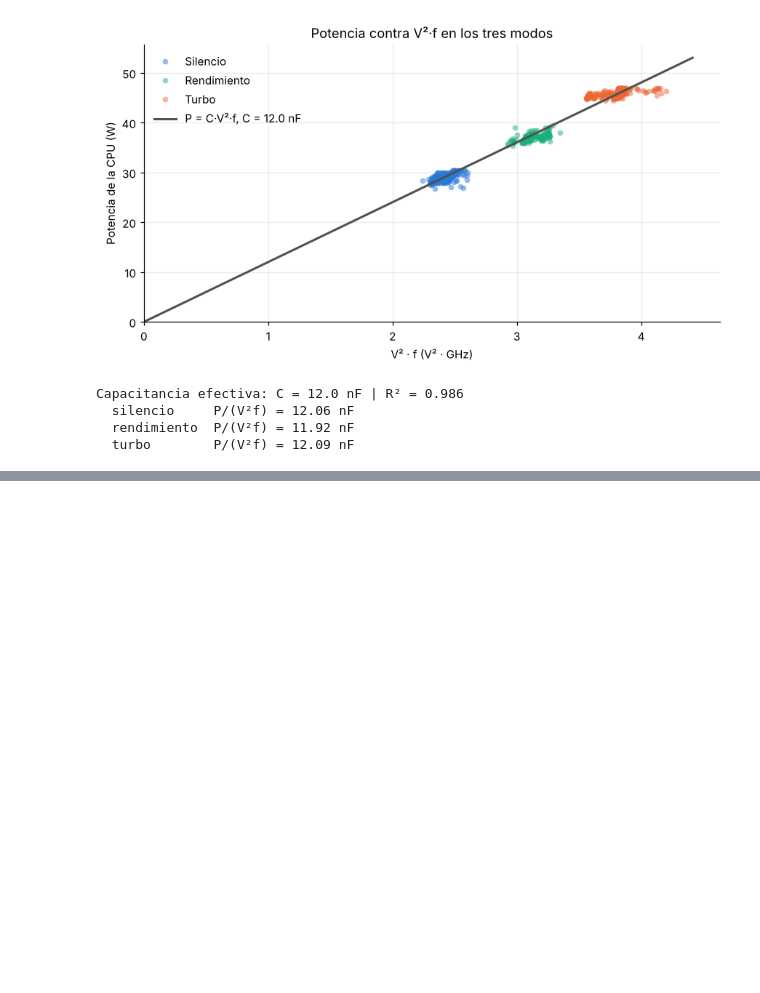
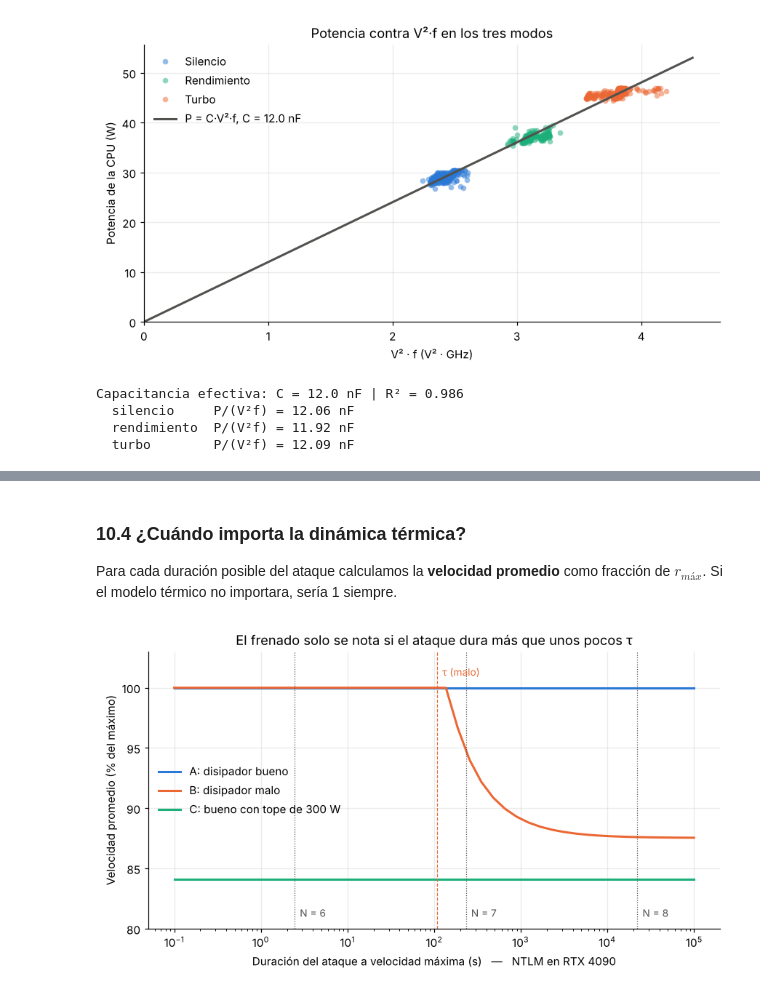
Before and after one commit to Byrojito/Proyecto_f-sicaA, a Jupyter notebook: proyecto.ipynb, the cells around one changed output, grey strips where cells are left out. Saved outputs shown, nothing was run; the diff lists cells and outputs as text; code cells hidden in the pictures; blank space fills up the shorter version.

```diff
--- a/proyecto.ipynb
+++ b/proyecto.ipynb
@@ -556,0 +843,6 @@ Capacitancia efectiva: C = 12.0 nF | R² = 0.986
+# %%
+for nombre, esc in ESCENARIOS.items():
+    rapido = ataque(8, VEL_HASH["NTLM"], **esc, dt=0.5)
+    completo = ataque(8, VEL_HASH["NTLM"], **esc, dt=0.5, n_tau=1e6)
+    print(f"{nombre:28s} completo: {completo['t']:9.1f} s | extrapolado: {rapido['t']:9.1f} s | "
+          f"diferencia relativa: {abs(rapido['t'] - completo['t']) / completo['t']:.1e}")
@@ -556,0 +857,8 @@ Capacitancia efectiva: C = 12.0 nF | R² = 0.986
+# %%
+print(f"{'Escenario':28s}{'Hash':>8s}{'Tiempo':>14s}{'φ':>7s}{'E eléctrica':>14s}{'+ aire acond.':>15s}{'J por intento':>15s}")
+for nombre, esc in ESCENARIOS.items():
+    for hash_, r_max in VEL_HASH.items():
+        res = ataque(8, r_max, **esc)
+        E_total = res["E"] * (1 + 1 / COP)
+        print(f"{nombre:28s}{hash_:>8s}{tiempo_legible(res['t']):>14s}{res['phi']:7.3f}"
+              f"{res['E'] / 3.6e6:11.3g} kWh{E_total / 3.6e6:11.3g} kWh{res['E'] / float(ALFABETO)**8:15.3g}")
@@ -556,0 +879,31 @@ Capacitancia efectiva: C = 12.0 nF | R² = 0.986
+# %% [markdown]
+### 10.4 ¿Cuándo importa la dinámica térmica?
+
+Para cada duración posible del ataque calculamos la **velocidad promedio** como fracción de $r_{máx}$. Si el modelo térmico no importara, sería 1 siempre.
+# %%
+duraciones = np.logspace(-1, 5, 45)          # duración del ataque sin frenado, en s
+fig, ax = plt.subplots()
+for nombre, esc in ESCENARIOS.items():
+    fraccion = []
+    for d in duraciones:
+        N_equiv = np.log(d * VEL_HASH["NTLM"]) / np.log(ALFABETO)   # N (no entero) con esa duración
+        res = ataque(N_equiv, VEL_HASH["NTLM"], **esc, dt=0.2)
+        fraccion.append(d / res["t"])
+    ax.semilogx(duraciones, 100 * np.array(fraccion), color=COLOR_ESC[nombre], label=nombre)
+
+for N in [6, 7, 8]:
+    d = float(ALFABETO)**N / VEL_HASH["NTLM"]
+    ax.axvline(d, color=GRIS, lw=0.8, ls=":")
+    ax.text(d * 1.15, 81, f"N = {N}", color=GRIS, fontsize=9)
+ax.axvline(R_MALO * C_TH, color=NARANJA, lw=0.8, ls="--")
+ax.text(R_MALO * C_TH * 1.15, 101, "τ (malo)", color=NARANJA, fontsize=9)
+ax.set_ylim(80, 103)
+ax.set_xlabel("Duración del ataque a velocidad máxima (s)   —   NTLM en RTX 4090")
+ax.set_ylabel("Velocidad promedio (% del máximo)")
+ax.set_title("El frenado solo se nota si el ataque dura más que unos pocos τ")
+ax.legend(loc="center left")
+fig.tight_layout()
+fig.savefig("figuras/velocidad_vs_duracion.png", dpi=200)
+plt.show()
+# %% [output]
+[figure, added]
```
Also changed, not shown: parts of 36 cells of this notebook, 6 other files.
